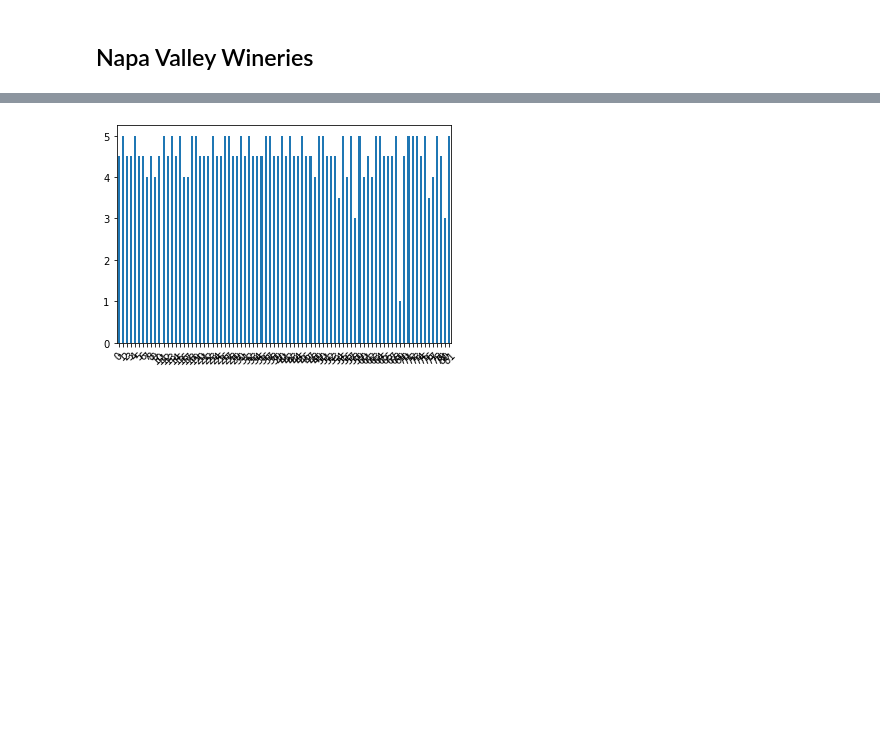
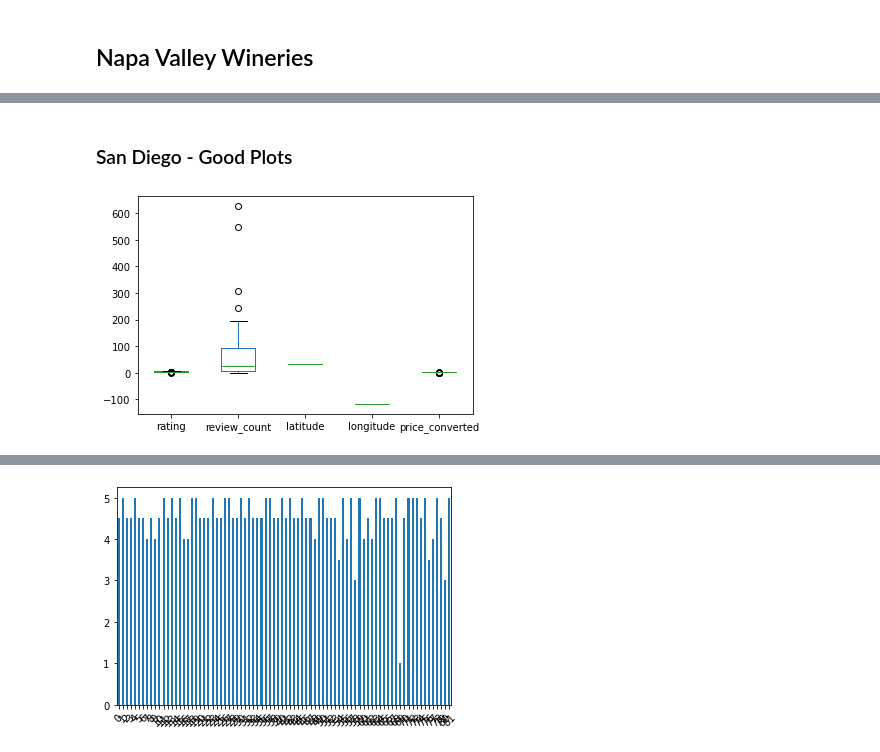
Before and after one commit to pleasecallmejax/Phase-1-Project, a Jupyter notebook: 3 DVis JNB v2.ipynb, the cells around one changed output, grey strips where cells are left out. Cells and saved outputs as stored; diff of their text form; code cells hidden in the pictures; blank space fills up the shorter version.

```diff
--- a/3 DVis JNB v2.ipynb
+++ b/3 DVis JNB v2.ipynb
@@ -76,0 +136,6 @@ df_price_converted.head()
+# %%
+# Fill with "$$", which is the mean, median, and mode all in one!
+df_sd_details.fillna(value="$$", inplace=True)
+
+## Confirm all NaN are fixed
+df_sd_details.isna().sum()
@@ -76,0 +197,6 @@ df_price_converted.head()
+# %% [markdown]
+### San Diego - Good Plots
+# %%
+df_sd_details.plot(kind='box');
+# %% [output]
+[figure, added]
```
Also changed, not shown: parts of 34 cells of this notebook.
